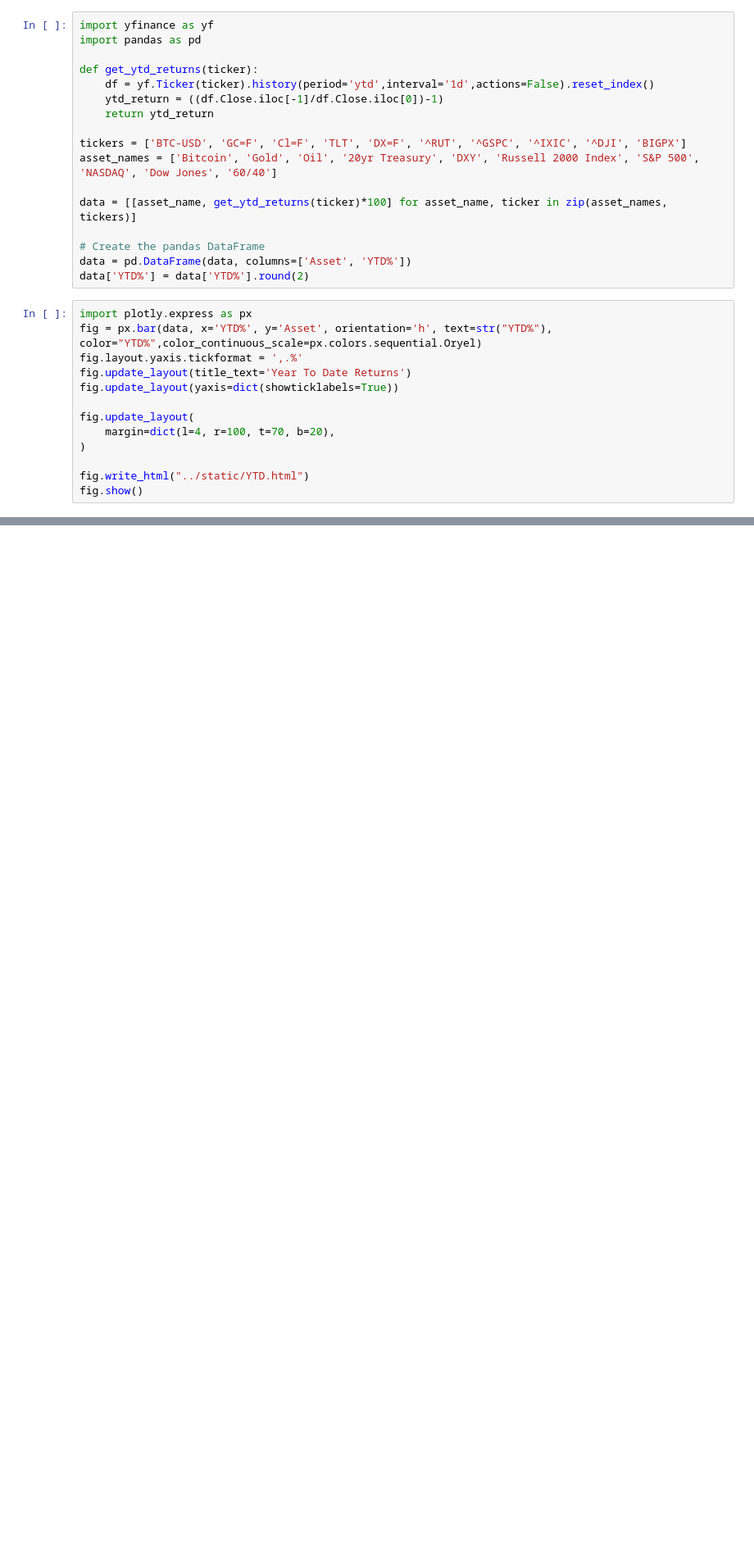
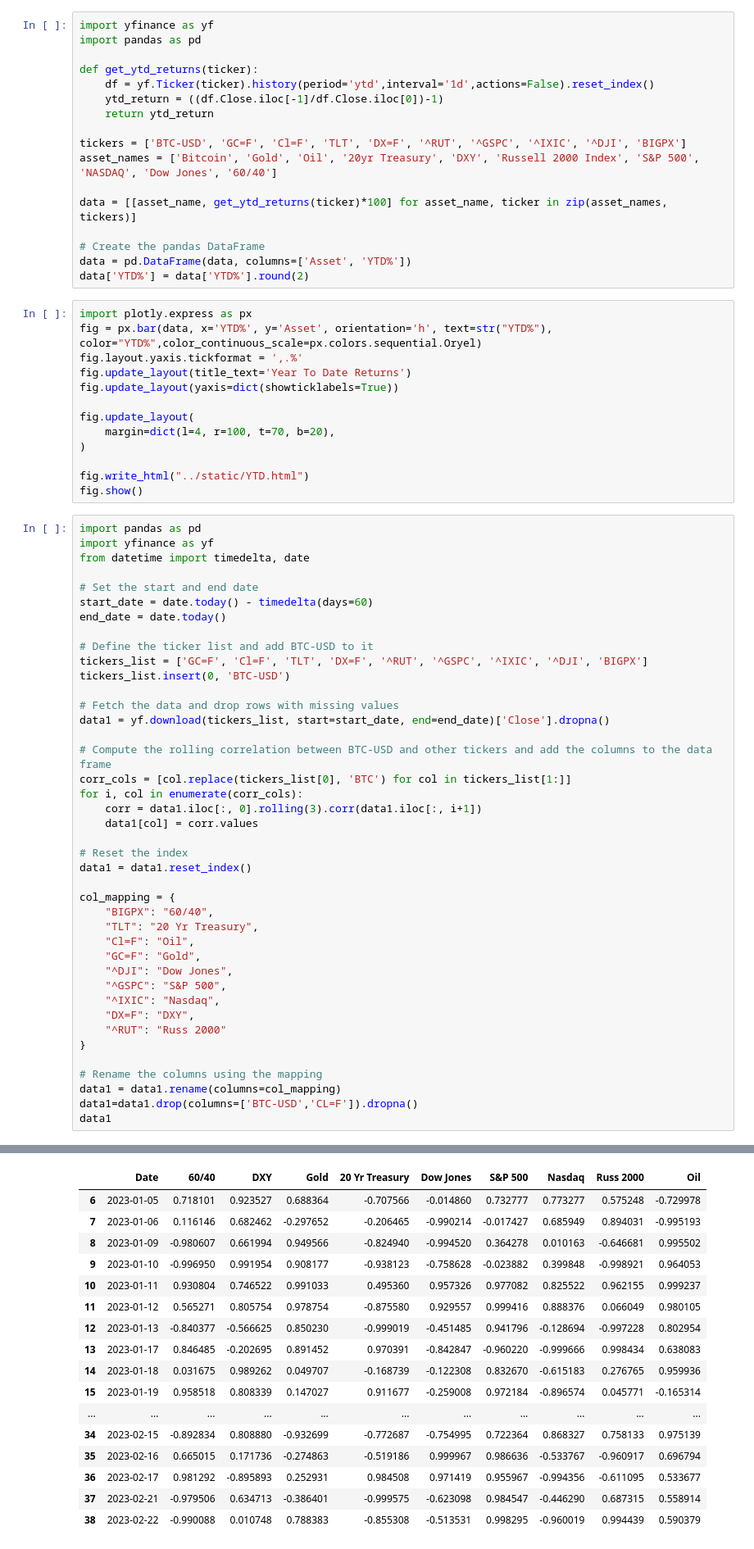
Before and after one commit to guevarch/BitcoinBuyZones, a Jupyter notebook: Final/BTC IND.ipynb, the cells around one changed output, grey strips where cells are left out. Shown: that part at 82% size. Cells and saved outputs as stored; diff of their text form; blank space fills up the shorter version.

```diff
--- a/Final/BTC IND.ipynb
+++ b/Final/BTC IND.ipynb
@@ -222,3 +185,45 @@ fig.update_layout(
 
 fig.write_html("../static/YTD.html")
 fig.show()
+# %%
+import pandas as pd
+import yfinance as yf
+from datetime import timedelta, date
+
+# Set the start and end date
+start_date = date.today() - timedelta(days=60)
+end_date = date.today()
+
+# Define the ticker list and add BTC-USD to it
+tickers_list = ['GC=F', 'Cl=F', 'TLT', 'DX=F', '^RUT', '^GSPC', '^IXIC', '^DJI', 'BIGPX']
+tickers_list.insert(0, 'BTC-USD')
+
+# Fetch the data and drop rows with missing values
+data1 = yf.download(tickers_list, start=start_date, end=end_date)['Close'].dropna()
+
+# Compute the rolling correlation between BTC-USD and other tickers and add the columns to the data frame
+corr_cols = [col.replace(tickers_list[0], 'BTC') for col in tickers_list[1:]]
+for i, col in enumerate(corr_cols):
+    corr = data1.iloc[:, 0].rolling(3).corr(data1.iloc[:, i+1])
+    data1[col] = corr.values
+
+# Reset the index
+data1 = data1.reset_index()
+
+col_mapping = {
+    "BIGPX": "60/40",
+    "TLT": "20 Yr Treasury",
+    "Cl=F": "Oil",
+    "GC=F": "Gold",
+    "^DJI": "Dow Jones",
+    "^GSPC": "S&P 500",
+    "^IXIC": "Nasdaq",
+    "DX=F": "DXY",
+    "^RUT": "Russ 2000"
+}
+
+# Rename the columns using the mapping
+data1 = data1.rename(columns=col_mapping)
+data1=data1.drop(columns=['BTC-USD','CL=F']).dropna()
+data1
+# %% [output]
@@ -224,0 +231,17 @@ fig.show()
+|  | Date | 60/40 | DXY | Gold | 20 Yr Treasury | Dow Jones | S&P 500 | Nasdaq | Russ 2000 | Oil |
+| 6 | 2023-01-05 | 0.718101 | 0.923527 | 0.688364 | -0.707566 | -0.014860 | 0.732777 | 0.773277 | 0.575248 | -0.729978 |
+| 7 | 2023-01-06 | 0.116146 | 0.682462 | -0.297652 | -0.206465 | -0.990214 | -0.017427 | 0.685949 | 0.894031 | -0.995193 |
+| 8 | 2023-01-09 | -0.980607 | 0.661994 | 0.949566 | -0.824940 | -0.994520 | 0.364278 | 0.010163 | -0.646681 | 0.995502 |
+| 9 | 2023-01-10 | -0.996950 | 0.991954 | 0.908177 | -0.938123 | -0.758628 | -0.023882 | 0.399848 | -0.998921 | 0.964053 |
+| 10 | 2023-01-11 | 0.930804 | 0.746522 | 0.991033 | 0.495360 | 0.957326 | 0.977082 | 0.825522 | 0.962155 | 0.999237 |
+| 11 | 2023-01-12 | 0.565271 | 0.805754 | 0.978754 | -0.875580 | 0.929557 | 0.999416 | 0.888376 | 0.066049 | 0.980105 |
+| 12 | 2023-01-13 | -0.840377 | -0.566625 | 0.850230 | -0.999019 | -0.451485 | 0.941796 | -0.128694 | -0.997228 | 0.802954 |
+| 13 | 2023-01-17 | 0.846485 | -0.202695 | 0.891452 | 0.970391 | -0.842847 | -0.960220 | -0.999666 | 0.998434 | 0.638083 |
+| 14 | 2023-01-18 | 0.031675 | 0.989262 | 0.049707 | -0.168739 | -0.122308 | 0.832670 | -0.615183 | 0.276765 | 0.959936 |
+| 15 | 2023-01-19 | 0.958518 | 0.808339 | 0.147027 | 0.911677 | -0.259008 | 0.972184 | -0.896574 | 0.045771 | -0.165314 |
+| ... | ... | ... | ... | ... | ... | ... | ... | ... | ... | ... |
+| 34 | 2023-02-15 | -0.892834 | 0.808880 | -0.932699 | -0.772687 | -0.754995 | 0.722364 | 0.868327 | 0.758133 | 0.975139 |
+| 35 | 2023-02-16 | 0.665015 | 0.171736 | -0.274863 | -0.519186 | 0.999967 | 0.986636 | -0.533767 | -0.960917 | 0.696794 |
+| 36 | 2023-02-17 | 0.981292 | -0.895893 | 0.252931 | 0.984508 | 0.971419 | 0.955967 | -0.994356 | -0.611095 | 0.533677 |
+| 37 | 2023-02-21 | -0.979506 | 0.634713 | -0.386401 | -0.999575 | -0.623098 | 0.984547 | -0.446290 | 0.687315 | 0.558914 |
+| 38 | 2023-02-22 | -0.990088 | 0.010748 | 0.788383 | -0.855308 | -0.513531 | 0.998295 | -0.960019 | 0.994439 | 0.590379 |
```
Also changed, not shown: parts of 3 cells of this notebook, 15 other files.
